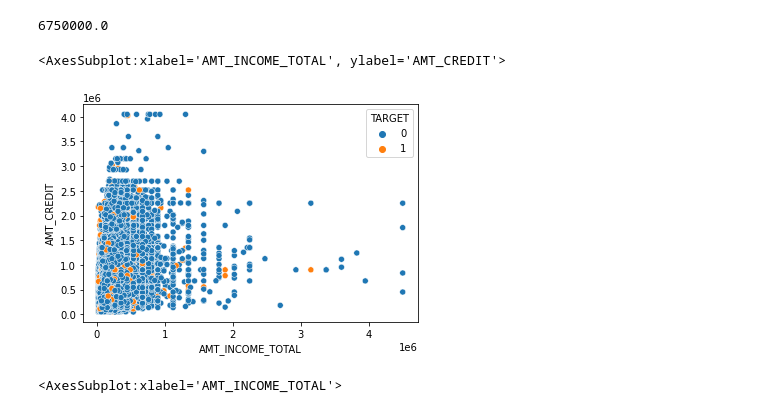
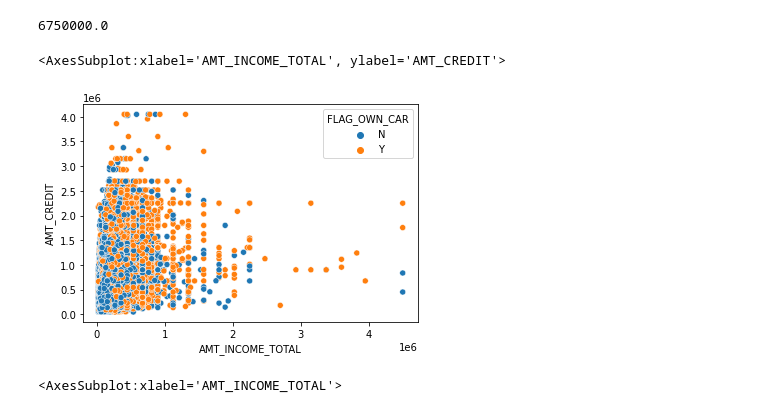
Before and after one commit to utkarsshhh/fraud-detection, a Jupyter notebook: detection-model.ipynb, the cells around one changed output. Drawn from its saved outputs; the diff is of its cells as text; code cells hidden in the pictures.

Commit message:
chore:data cleaning

```diff
--- a/detection-model.ipynb
+++ b/detection-model.ipynb
@@ -72,5 +72,5 @@ COMMONAREA_MEDI                214865
 Length: 122, dtype: int64
 # %%
 # Dropping columns with more than 40% of null values
-present_df = present_data.drop(columns = present_data.columns[present_data.isnull().sum()/present_data.shape[0]>.4],axis =1)
+present_df = present_data.drop(columns = present_data.columns[present_data.isnull().sum()/present_data.shape[0]>.3],axis =1)
 # %%
@@ -106,2 +105,2 @@ Name: OCCUPATION_TYPE, Length: 307511, dtype: object
 # %%
-present_df['ORGANIZATION_TYPE'].isnull().sum()
+present_df.drop(labels = 'EXT_SOURCE_3',axis =1,inplace = True)
@@ -207,8 +198,8 @@ present_df['AMT_INCOME_TOTAL'].max()
 # %%
 present_df.drop(present_df.loc[present_df['AMT_INCOME_TOTAL']==6750000.0].index,axis = 0,inplace = True)
 # %%
-sns.scatterplot(data = present_df,y = 'AMT_CREDIT' ,x = 'AMT_INCOME_TOTAL',hue = 'TARGET')
+sns.scatterplot(data = present_df,y = 'AMT_CREDIT' ,x = 'AMT_INCOME_TOTAL',hue = 'FLAG_OWN_CAR')
 # %% [output]
 <AxesSubplot:xlabel='AMT_INCOME_TOTAL', ylabel='AMT_CREDIT'>
-[figure, old version]
+[figure, new version]
 # %%
```
Also changed, not shown: parts of 13 cells of this notebook.
